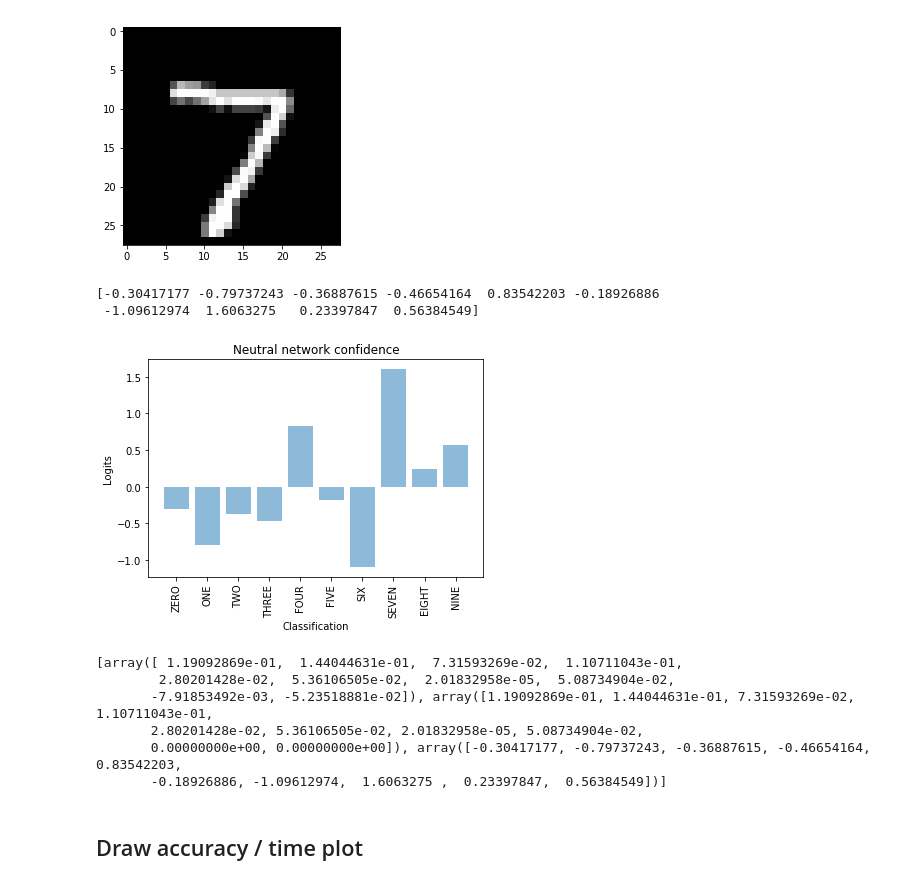
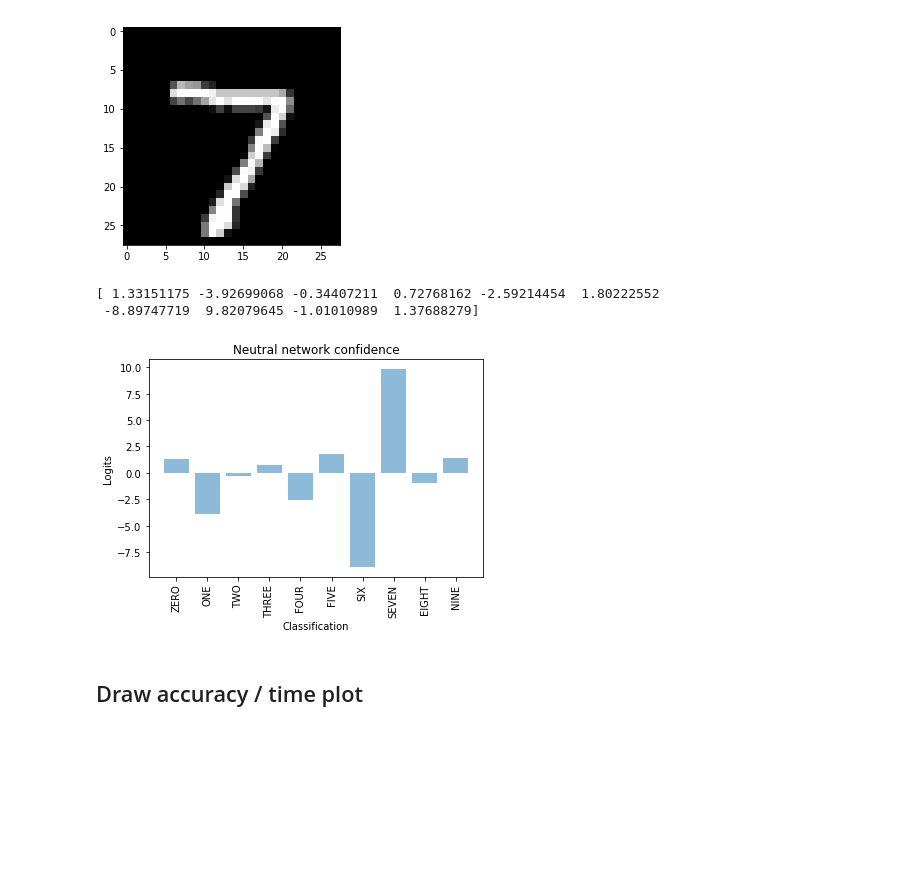
Before and after one commit to ijl20/jp_src, a Jupyter notebook: mnist_numpy_nn/example_v2.0.ipynb, the cells around one changed output. Cells and saved outputs as stored; diff of their text form; code cells hidden in the pictures; blank space fills up the shorter version.

```diff
--- a/mnist_numpy_nn/example_v2.0.ipynb
+++ b/mnist_numpy_nn/example_v2.0.ipynb
@@ -321,29 +321,21 @@ print_digit(images_test[0])
 [figure]
 # %%
 image_index = 0
-logits = forward(network,images_test[image_index:image_index+1])[-1]
+logits = forward(nn,images_test[image_index:image_index+1])[-1]
 print(logits[0])
 classes = ['ZERO','ONE','TWO','THREE','FOUR','FIVE','SIX','SEVEN','EIGHT','NINE']
 index = np.arange(len(logits[0]))
 plt.bar(index, logits[0], align='center', alpha=0.5)
 plt.xlabel('Classification')
 plt.ylabel('Logits')
 plt.xticks(index,classes,rotation=90)
 plt.title('Neutral network confidence')
 
 plt.show()
-
-print(forward(network,images_test[0]))
 # %% [output]
-[-0.30417177 -0.79737243 -0.36887615 -0.46654164  0.83542203 -0.18926886
- -1.09612974  1.6063275   0.23397847  0.56384549]
+[ 1.33151175 -3.92699068 -0.34407211  0.72768162 -2.59214454  1.80222552
+ -8.89747719  9.82079645 -1.01010989  1.37688279]
-[figure, old version]
+[figure, new version]
-[array([ 1.19092869e-01,  1.44044631e-01,  7.31593269e-02,  1.10711043e-01,
-        2.80201428e-02,  5.36106505e-02,  2.01832958e-05,  5.08734904e-02,
-       -7.91853492e-03, -5.23518881e-02]), array([1.19092869e-01, 1.44044631e-01, 7.31593269e-02, 1.10711043e-01,
-       2.80201428e-02, 5.36106505e-02, 2.01832958e-05, 5.08734904e-02,
-       0.00000000e+00, 0.00000000e+00]), array([-0.30417177, -0.79737243, -0.36887615, -0.46654164,  0.83542203,
-       -0.18926886, -1.09612974,  1.6063275 ,  0.23397847,  0.56384549])]
 # %% [markdown]
 ## Draw accuracy / time plot
 # %%
```
Also changed, not shown: parts of 1 cell of this notebook, 1 other file.
